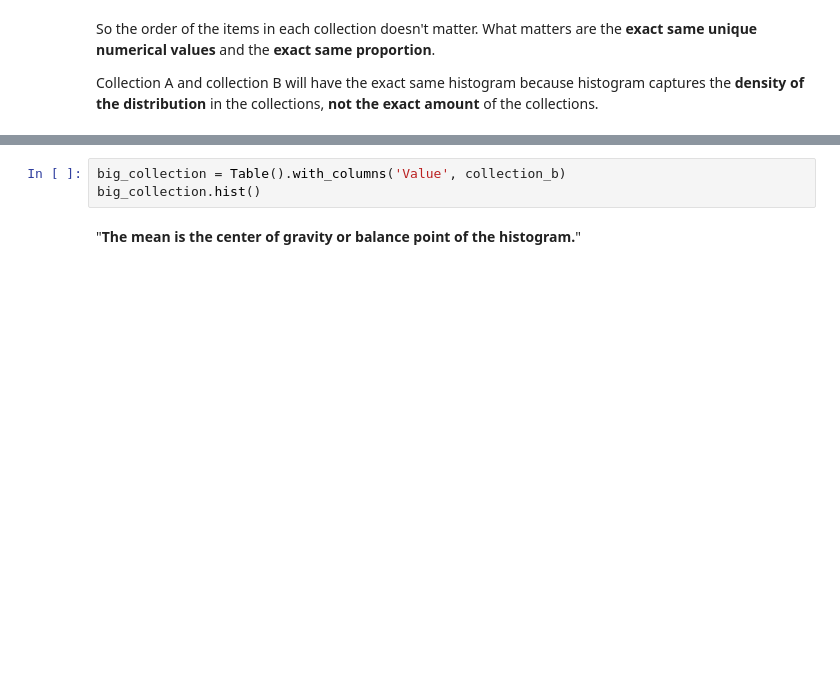
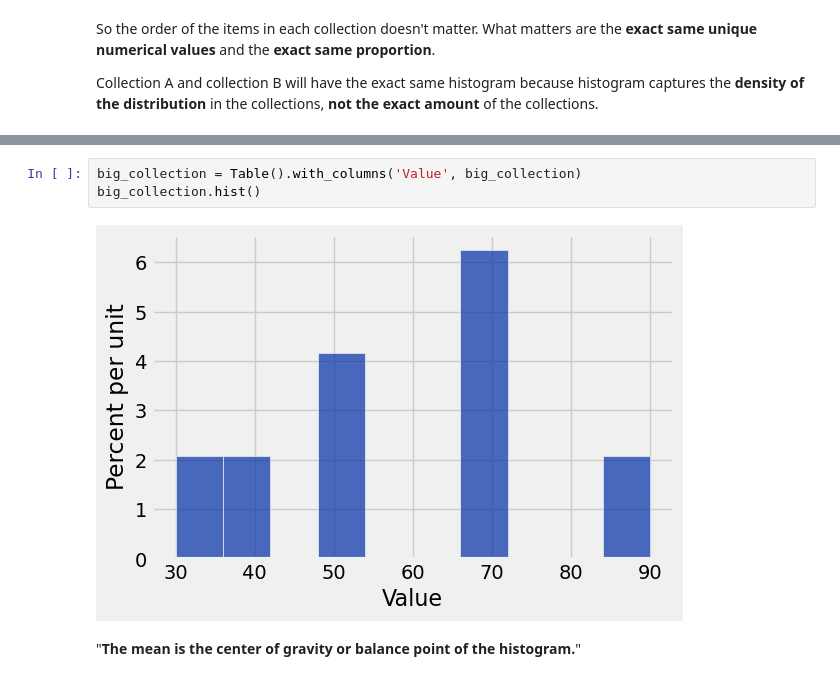
Before and after one commit to SRJC-Data-Science/materials-sp22, a Jupyter notebook: SRJC/lecture_note/lecture_25_26_27/mean_stdev_normal_distribution-pw.ipynb, the cells around one changed output, grey strips where cells are left out. Saved outputs shown, nothing was run; the diff lists cells and outputs as text; blank space fills up the shorter version.

```diff
--- a/SRJC/lecture_note/lecture_25_26_27/mean_stdev_normal_distribution-pw.ipynb
+++ b/SRJC/lecture_note/lecture_25_26_27/mean_stdev_normal_distribution-pw.ipynb
@@ -62,6 +68,8 @@ small_collection.hist()
 # %%
-big_collection = Table().with_columns('Value', collection_b)
+big_collection = Table().with_columns('Value', big_collection)
 big_collection.hist()
+# %% [output]
+[figure, added]
 # %% [markdown]
 "**The mean is the center of gravity or balance point of the histogram.**"
 # %%
```
Also changed, not shown: parts of 30 cells of this notebook.
